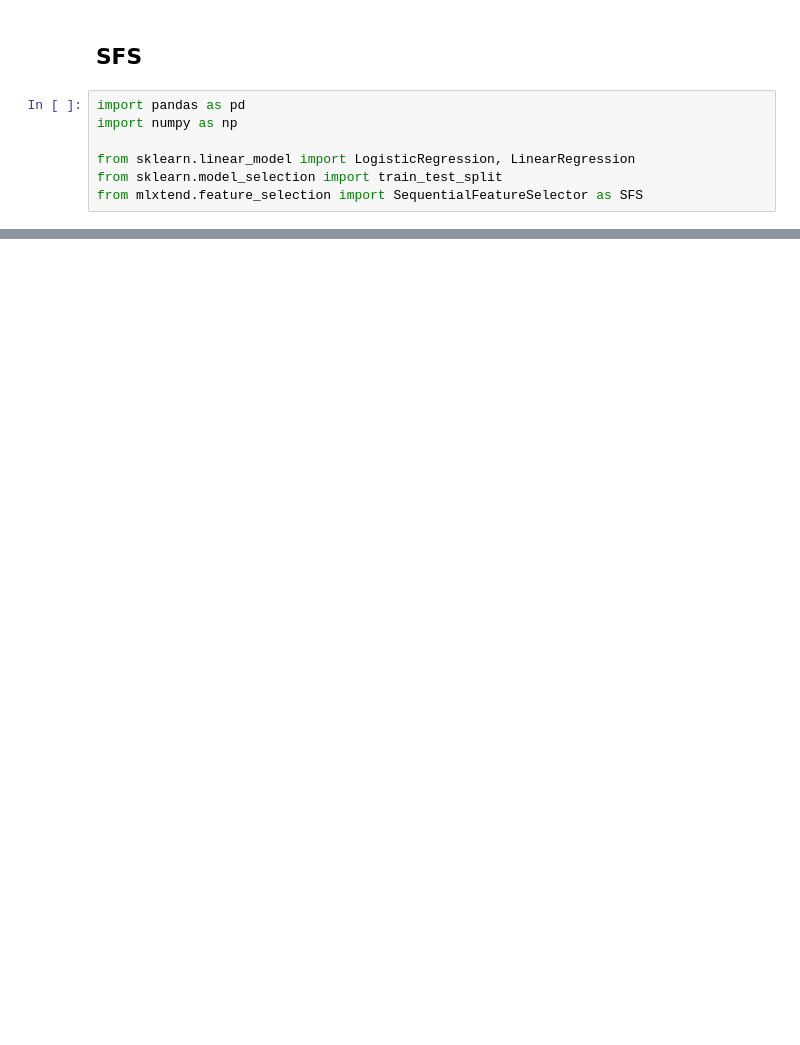
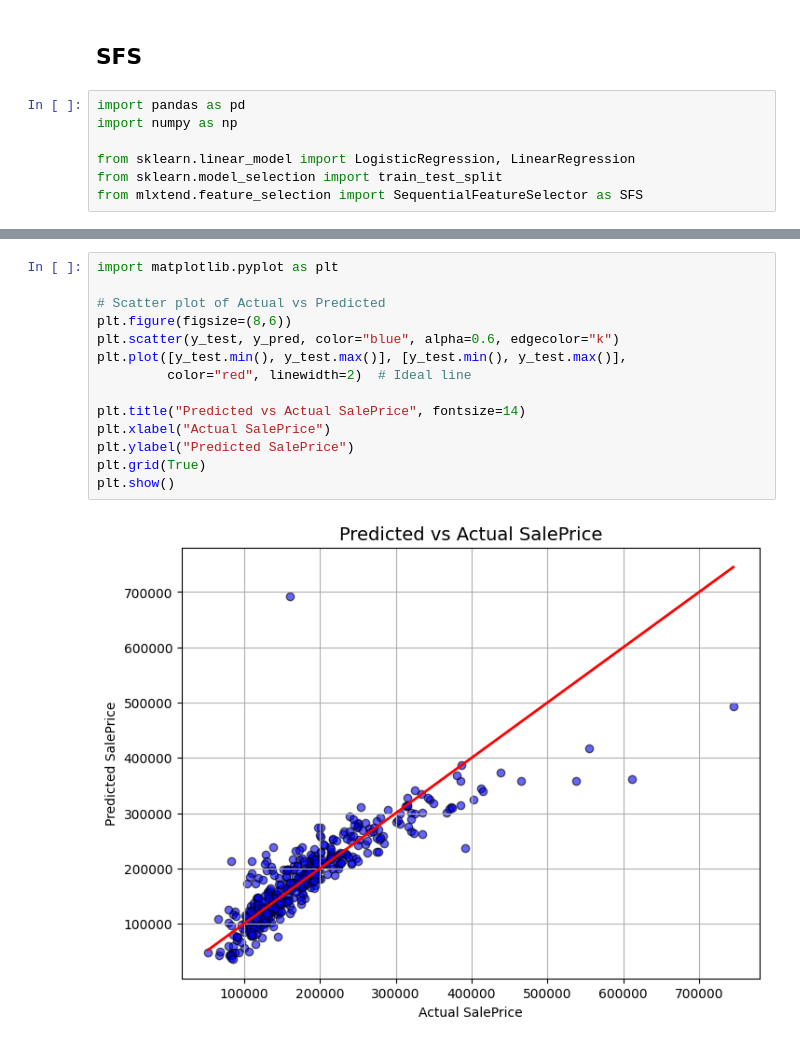
Before and after one commit to GodishalaAshwith/MachineLearningLab, a Jupyter notebook: MLKaggle.ipynb, the cells around one changed output, grey strips where cells are left out. Saved outputs shown, nothing was run; the diff lists cells and outputs as text; blank space fills up the shorter version.

```diff
--- a/MLKaggle.ipynb
+++ b/MLKaggle.ipynb
@@ -1252,0 +1299,16 @@ Backward: ['MSSubClass', 'LotFrontage', 'LotArea', 'OverallQual', 'OverallCond',
+# %%
+import matplotlib.pyplot as plt
+
+# Scatter plot of Actual vs Predicted
+plt.figure(figsize=(8,6))
+plt.scatter(y_test, y_pred, color="blue", alpha=0.6, edgecolor="k")
+plt.plot([y_test.min(), y_test.max()], [y_test.min(), y_test.max()],
+         color="red", linewidth=2)  # Ideal line
+
+plt.title("Predicted vs Actual SalePrice", fontsize=14)
+plt.xlabel("Actual SalePrice")
+plt.ylabel("Predicted SalePrice")
+plt.grid(True)
+plt.show()
+# %% [output]
+[figure, added]
```
Also changed, not shown: parts of 44 cells of this notebook.
